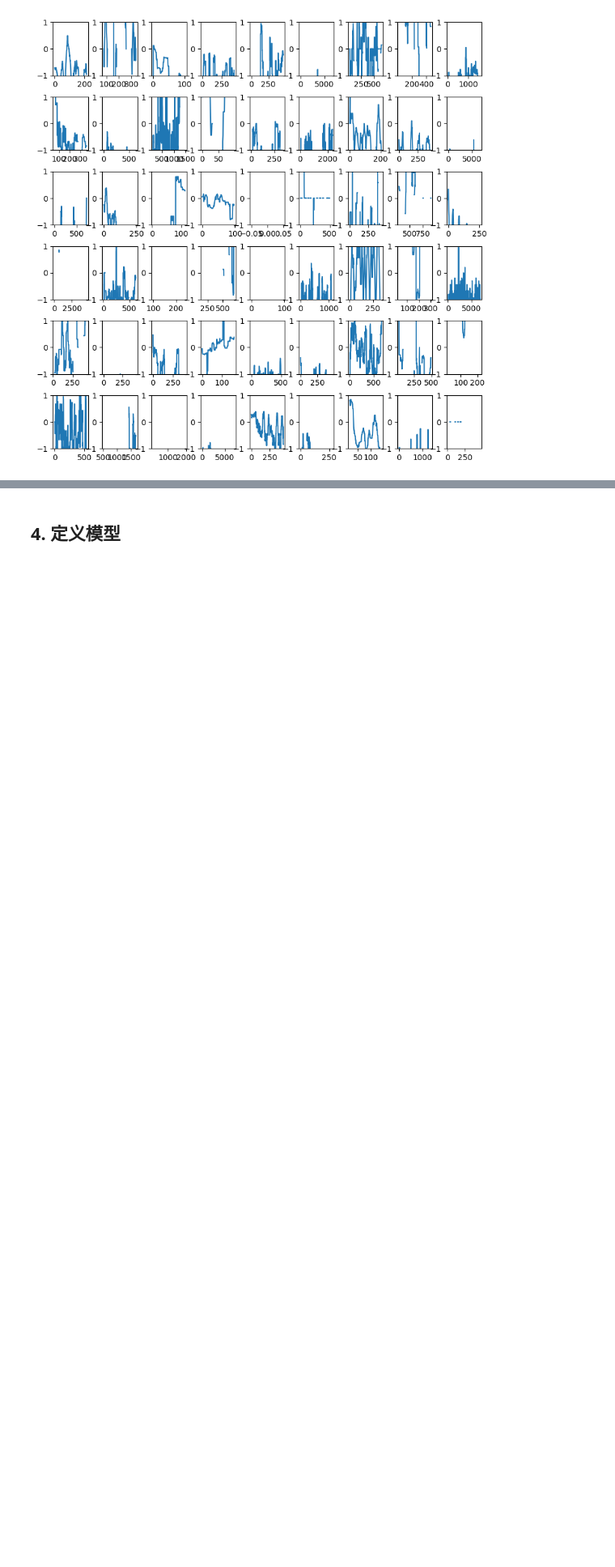
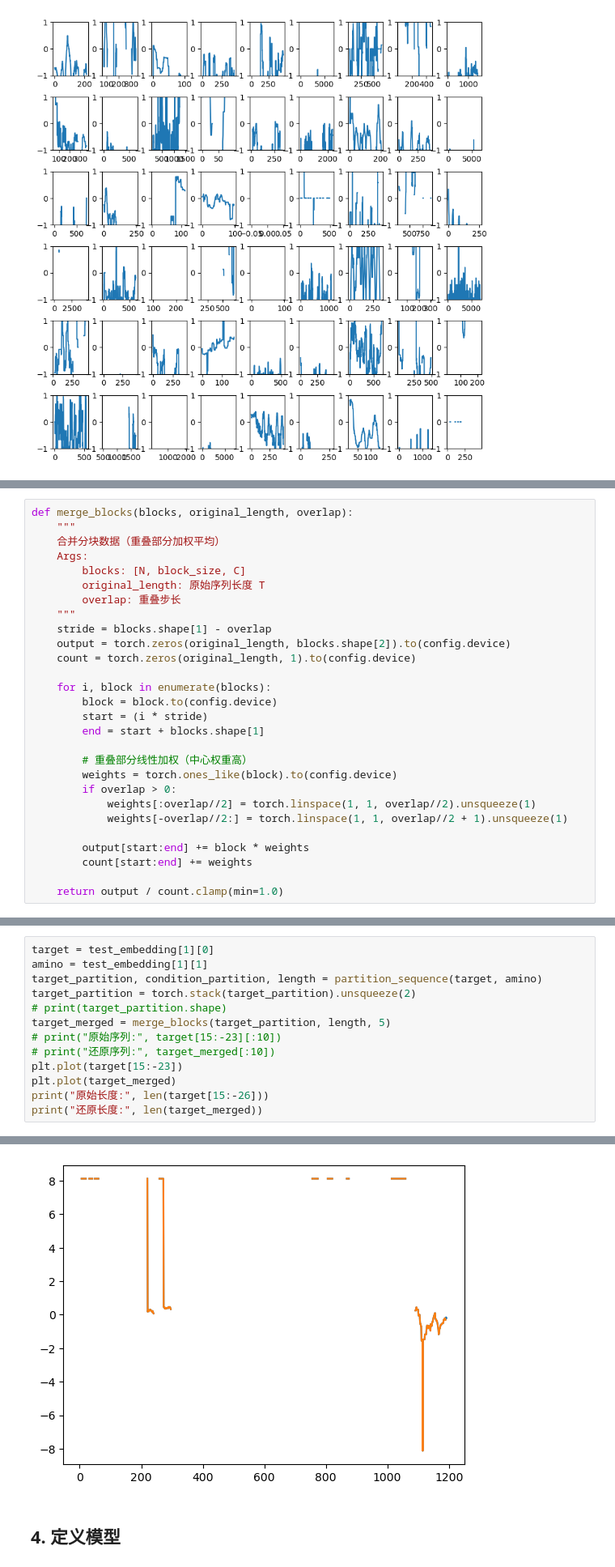
Before and after one commit to YL-tree/epitope, a Jupyter notebook: 6_7.ipynb, the cells around one changed output, grey strips where cells are left out. Shown: that part at 81% size. Cells and saved outputs as stored; diff of their text form; blank space fills up the shorter version.

```diff
--- a/6_7.ipynb
+++ b/6_7.ipynb
@@ -242,0 +345,28 @@ plt.subplots_adjust(hspace=0.4, wspace=0.4)
+# %%
+def merge_blocks(blocks, original_length, overlap):
+    """
+    合并分块数据（重叠部分加权平均）
+    Args:
+        blocks: [N, block_size, C]
+        original_length: 原始序列长度 T
+        overlap: 重叠步长
+    """
+    stride = blocks.shape[1] - overlap
+    output = torch.zeros(original_length, blocks.shape[2]).to(config.device)
+    count = torch.zeros(original_length, 1).to(config.device)
+
+    for i, block in enumerate(blocks):
+        block = block.to(config.device)
+        start = (i * stride)
+        end = start + blocks.shape[1]
+
+        # 重叠部分线性加权（中心权重高）
+        weights = torch.ones_like(block).to(config.device)
+        if overlap > 0:
+            weights[:overlap//2] = torch.linspace(1, 1, overlap//2).unsqueeze(1)
+            weights[-overlap//2:] = torch.linspace(1, 1, overlap//2 + 1).unsqueeze(1)
+
+        output[start:end] += block * weights
+        count[start:end] += weights
+
+    return output / count.clamp(min=1.0)
@@ -242,0 +375,14 @@ plt.subplots_adjust(hspace=0.4, wspace=0.4)
+# %%
+target = test_embedding[1][0]
+amino = test_embedding[1][1]
+target_partition, condition_partition, length = partition_sequence(target, amino)
+target_partition = torch.stack(target_partition).unsqueeze(2)
+# print(target_partition.shape)
+target_merged = merge_blocks(target_partition, length, 5)
+# print("原始序列:", target[15:-23][:10])
+# print("还原序列:", target_merged[:10])
+plt.plot(target[15:-23])
+plt.plot(target_merged)
+print("原始长度:", len(target[15:-26]))
+print("还原长度:", len(target_merged))
+# %% [output]
@@ -243,3 +391,4 @@ plt.subplots_adjust(hspace=0.4, wspace=0.4)
+[figure, added]
 # %% [markdown]
 ## 4. 定义模型
 # %% [markdown]
```
Also changed, not shown: parts of 9 cells of this notebook.
